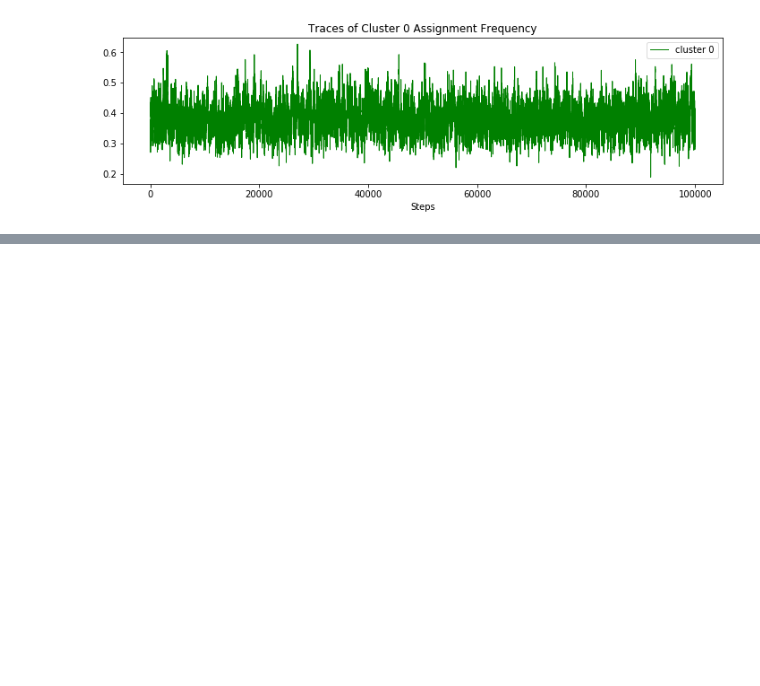
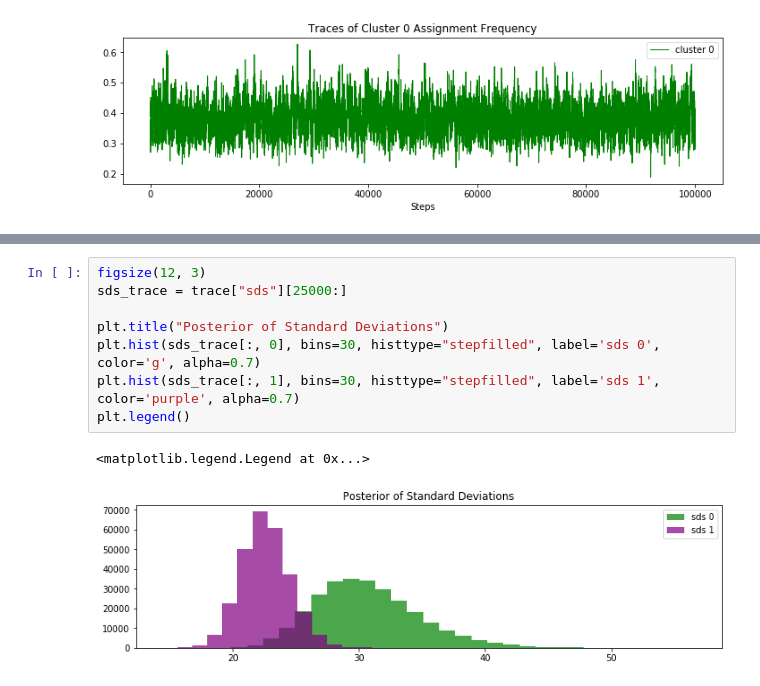
Before and after one commit to hanhanwu/Hanhan_Data_Science_Practice, a Jupyter notebook: Applied_Statistics/Learning_Notes/bayesian4fun/chapter3_expt2.ipynb, the cells around one changed output, grey strips where cells are left out. Drawn from its saved outputs; the diff is of its cells as text; blank space fills up the shorter version.

```diff
--- a/Applied_Statistics/Learning_Notes/bayesian4fun/chapter3_expt2.ipynb
+++ b/Applied_Statistics/Learning_Notes/bayesian4fun/chapter3_expt2.ipynb
@@ -156,0 +204,11 @@ leg.get_frame().set_alpha(0.7)
+# %%
+figsize(12, 3)
+sds_trace = trace["sds"][25000:]
+
+plt.title("Posterior of Standard Deviations")
+plt.hist(sds_trace[:, 0], bins=30, histtype="stepfilled", label='sds 0', color='g', alpha=0.7)
+plt.hist(sds_trace[:, 1], bins=30, histtype="stepfilled", label='sds 1', color='purple', alpha=0.7)
+plt.legend()
+# %% [output]
+<matplotlib.legend.Legend at 0x...>
+[figure, added]
```
Also changed, not shown: parts of 11 cells of this notebook.
